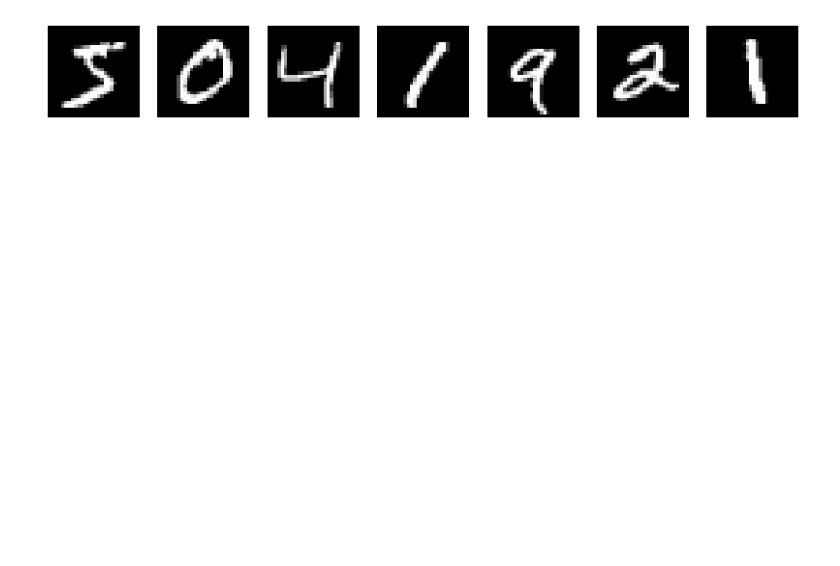
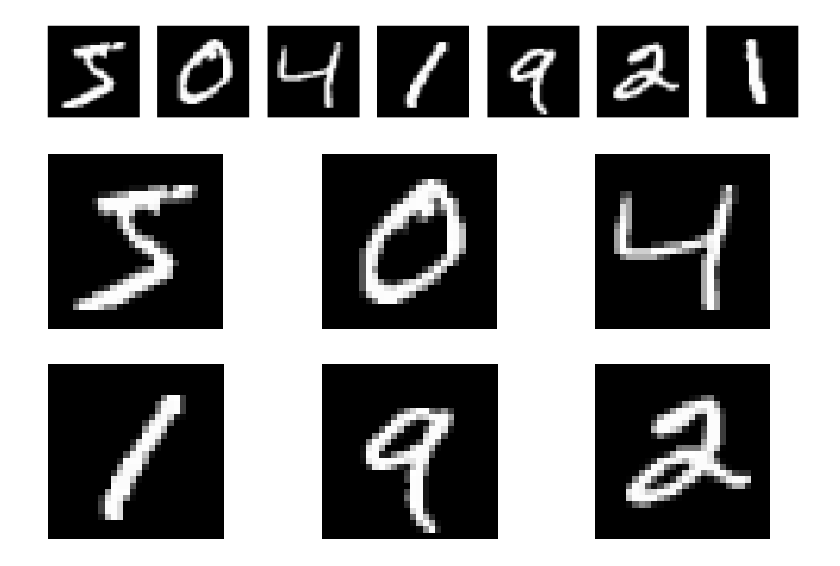
Before and after one commit to shamail-123/Neural-Network-Visualizer-in-3D-using-OpenGL, a Jupyter notebook: code.ipynb, the cells around one changed output. Cells and saved outputs as stored; diff of their text form; code cells hidden in the pictures; blank space fills up the shorter version.

Commit message:
model training

```diff
--- a/code.ipynb
+++ b/code.ipynb
@@ -24,16 +24,18 @@ x_test_normalize=X_test.astype("float32")/255.0
 # %%
 datagen=ImageDataGenerator(
     rotation_range=30,# rotate up to 30 degrees
     horizontal_flip=True,# randomly flip images horizontally
     vertical_flip=False
 )
-
-
-datagen.fit(x_train_normalize)
+#add an channel as Image Data Generator expect a 4D tensor with shape
+x_train_normalize = x_train_normalize.reshape((-1, 28, 28, 1))
+x_test_normalize=x_test_normalize.reshape((-1, 28, 28, 1))
 
 plt.figure(figsize=(10,5))
 for i in range(6):
         plt.subplot(2, 3, i+1)
         plt.imshow(x_train_normalize[i], cmap="gray")
         plt.axis("off")
 plt.show()
+# %% [output]
+[figure, added]
```
Also changed, not shown: parts of 3 cells of this notebook.
